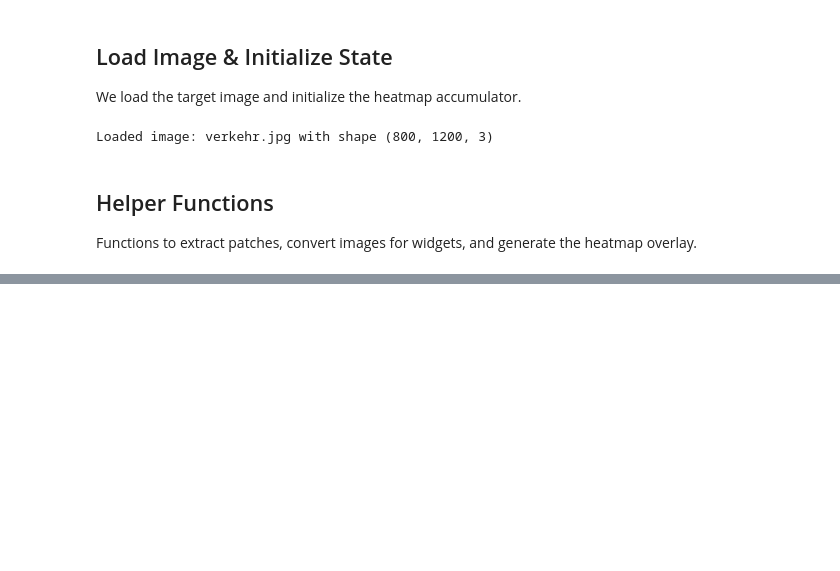
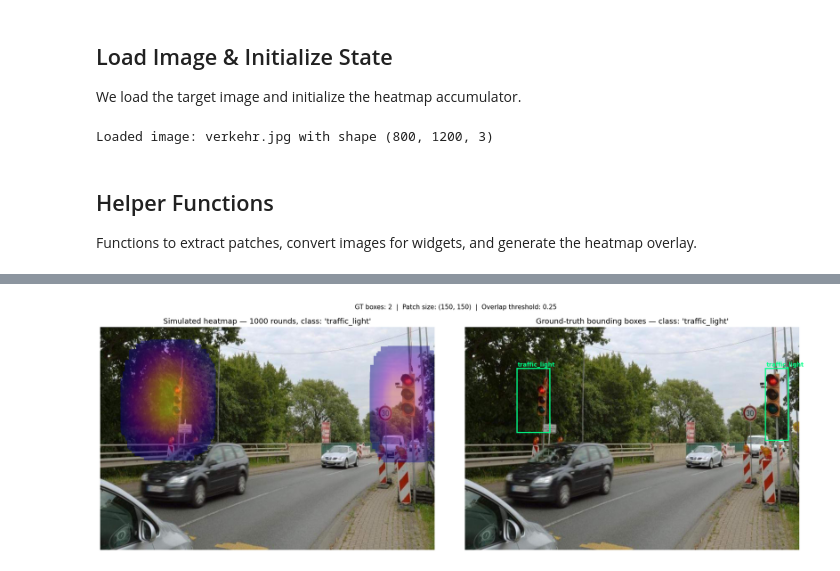
Before and after one commit to DEschweiler/EmbodiedAI_MathToMotion, a Jupyter notebook: notebooks/captcha.ipynb, the cells around one changed output, grey strips where cells are left out. Cells and saved outputs as stored; diff of their text form; code cells hidden in the pictures; blank space fills up the shorter version.

```diff
--- a/notebooks/captcha.ipynb
+++ b/notebooks/captcha.ipynb
@@ -20,19 +28,20 @@ import random
 We load the target image and initialize the heatmap accumulator.
 # %%
 # Configuration
-IMAGE_PATH = 'verkehr.jpg'
-PATCH_SIZE = (300, 300)
-GRID_DIMS = (3, 3)
+NOTEBOOK_DIR = Path().resolve()          # assumes CWD = notebooks/ (Jupyter default)
+IMAGE_PATH   = NOTEBOOK_DIR / 'verkehr.jpg'
+PATCH_SIZE   = (150, 150)                # smaller patches → finer heatmap resolution
+GRID_DIMS    = (3, 3)
 
 # Load Image
-full_image = Image.open(IMAGE_PATH).convert('RGB')
-full_image = full_image.resize((1200, 800))
+full_image    = Image.open(IMAGE_PATH).convert('RGB')
+full_image    = full_image.resize((1200, 800))
 full_image_np = np.array(full_image)
-print(f"Loaded image: {IMAGE_PATH} with shape {full_image_np.shape}")
+print(f"Loaded image: {IMAGE_PATH.name} with shape {full_image_np.shape}")
 
-# Initialize Heatmap (same dimensions as image, single channel)
-heatmap = np.zeros(full_image_np.shape[:2], dtype=np.float32)
-selection_count = 0
+# Initialize Heatmap (same H×W as image, single channel)
+heatmap      = np.zeros(full_image_np.shape[:2], dtype=np.float32)
+rounds_played = 0
 # %% [output]
 Loaded image: verkehr.jpg with shape (800, 1200, 3)
 # %% [markdown]
@@ -186,0 +217,64 @@ VBox(children=(HTML(value='<h3>Prompt: Select all patches containing <b>Traffic
+# %%
+ANNOTATIONS_PATH = NOTEBOOK_DIR / 'annotations.json'
+
+with open(ANNOTATIONS_PATH) as f:
+    annotations = json.load(f)
+
+# --- Configuration ---
+SIMULATE_CLASS     = CLASS_LABELS[dropdown_class.value]  # matches whatever is selected above
+N_ROUNDS           = 1000
+N_PER_ROUND        = GRID_DIMS[0] * GRID_DIMS[1]
+OVERLAP_THRESHOLD  = 0.25   # fraction of patch area that must overlap a GT box
+
+gt_boxes = [obj["bbox"] for obj in annotations["objects"] if obj["label"] == SIMULATE_CLASS]
+img_h, img_w = full_image_np.shape[:2]
+ph, pw       = PATCH_SIZE
+
+# --- Simulate N_ROUNDS rounds with an ideal (noise-free) annotator ---
+sim_heatmap = np.zeros((img_h, img_w), dtype=np.float32)
+rng = np.random.default_rng(seed=0)
+
+for _ in range(N_ROUNDS):
+    for _ in range(N_PER_ROUND):
+        px = int(rng.integers(0, img_w - pw))
+        py = int(rng.integers(0, img_h - ph))
+        for (bx, by, bw, bh) in gt_boxes:
+            ix1, iy1 = max(px, bx),      max(py, by)
+            ix2, iy2 = min(px + pw, bx + bw), min(py + ph, by + bh)
+            inter    = max(0, ix2 - ix1) * max(0, iy2 - iy1)
+            if inter / (pw * ph) >= OVERLAP_THRESHOLD:
+                sim_heatmap[py:py+ph, px:px+pw] += 1.0
+                break   # count each patch once even if it overlaps multiple GT boxes
+
+# --- Visualize side-by-side ---
+fig, axes = plt.subplots(1, 2, figsize=(18, 6))
+
+axes[0].imshow(overlay_heatmap(full_image_np, sim_heatmap))
+axes[0].set_title(
+    f"Simulated heatmap — {N_ROUNDS} rounds, class: '{SIMULATE_CLASS}'", fontsize=13
+)
+axes[0].axis('off')
+
+axes[1].imshow(full_image_np)
+for obj in annotations["objects"]:
+    if obj["label"] == SIMULATE_CLASS:
+        bx, by, bw, bh = obj["bbox"]
+        rect = plt.Rectangle((bx, by), bw, bh, linewidth=2,
+                              edgecolor='#00FF88', facecolor='none')
+        axes[1].add_patch(rect)
+        axes[1].text(bx + 4, by - 6, obj["label"],
+                     color='#00FF88', fontsize=10, fontweight='bold')
+axes[1].set_title(
+    f"Ground-truth bounding boxes — class: '{SIMULATE_CLASS}'", fontsize=13
+)
+axes[1].axis('off')
+
+plt.suptitle(
+    f"GT boxes: {len(gt_boxes)}  |  Patch size: {PATCH_SIZE}  |  "
+    f"Overlap threshold: {OVERLAP_THRESHOLD}",
+    fontsize=11, y=1.01
+)
+plt.tight_layout()
+plt.show()
+# %% [output]
+[figure, added]
```
Also changed, not shown: parts of 7 cells of this notebook, 30 other files.
